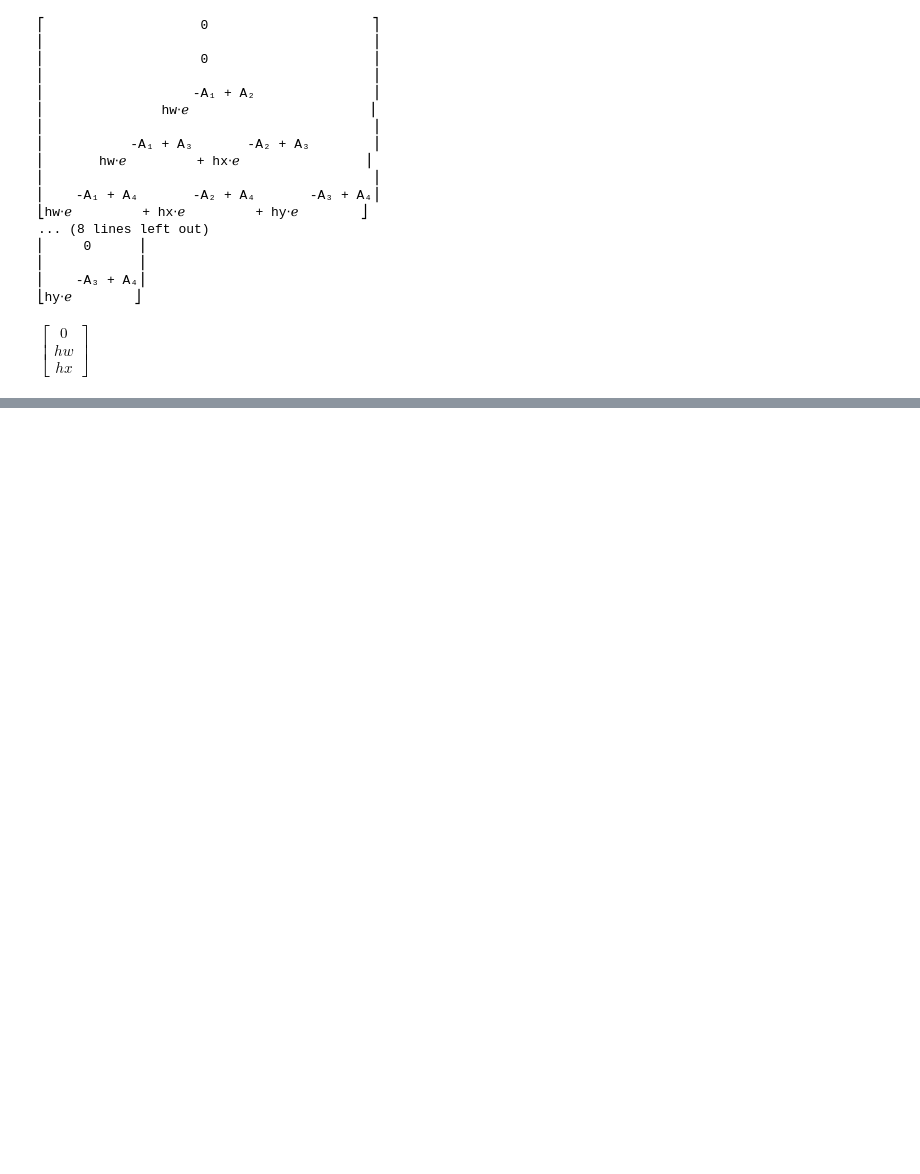
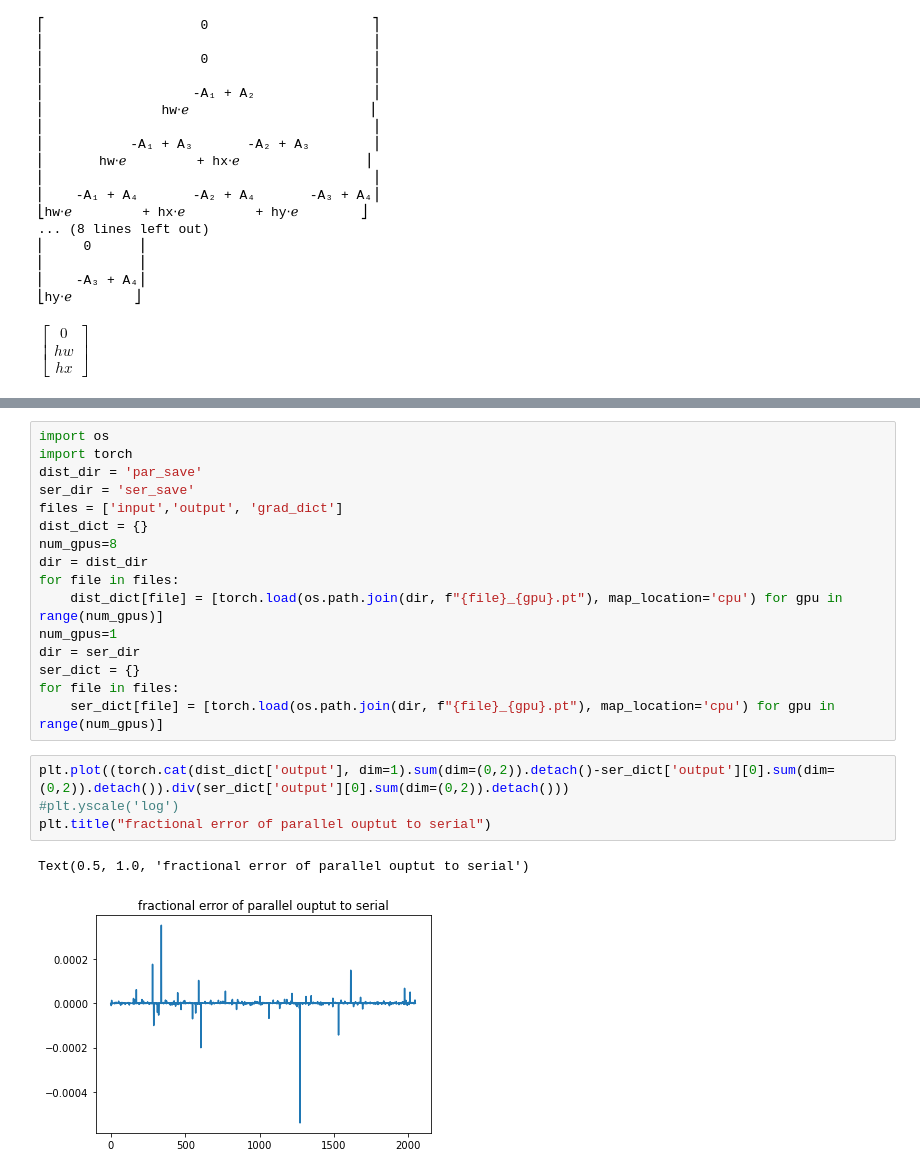
Before and after one commit to state-spaces/mamba, a Jupyter notebook: tests.ipynb, the cells around one changed output, grey strips where cells are left out. Cells and saved outputs as stored; diff of their text form; blank space fills up the shorter version.

```diff
--- a/tests.ipynb
+++ b/tests.ipynb
@@ -645,0 +711,23 @@ $\displaystyle \left[\begin{matrix}0\\hw\\hx\end{matrix}\right]$
+# %%
+import os
+import torch
+dist_dir = 'par_save'
+ser_dir = 'ser_save'
+files = ['input','output', 'grad_dict']
+dist_dict = {}
+num_gpus=8
+dir = dist_dir
+for file in files:
+    dist_dict[file] = [torch.load(os.path.join(dir, f"{file}_{gpu}.pt"), map_location='cpu') for gpu in range(num_gpus)]
+num_gpus=1
+dir = ser_dir
+ser_dict = {}
+for file in files:
+    ser_dict[file] = [torch.load(os.path.join(dir, f"{file}_{gpu}.pt"), map_location='cpu') for gpu in range(num_gpus)]
+# %%
+plt.plot((torch.cat(dist_dict['output'], dim=1).sum(dim=(0,2)).detach()-ser_dict['output'][0].sum(dim=(0,2)).detach()).div(ser_dict['output'][0].sum(dim=(0,2)).detach()))
+#plt.yscale('log')
+plt.title("fractional error of parallel ouptut to serial")
+# %% [output]
+Text(0.5, 1.0, 'fractional error of parallel ouptut to serial')
+[figure, added]
```
Also changed, not shown: parts of 10 cells of this notebook, 2 other files.
